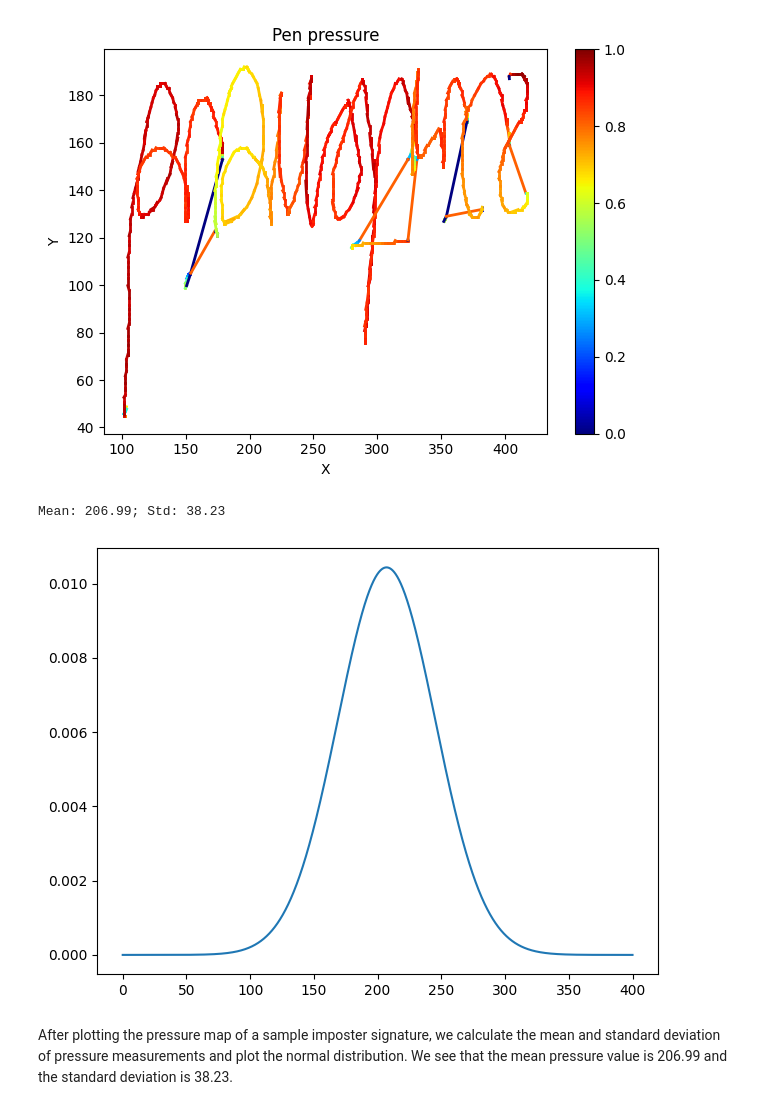
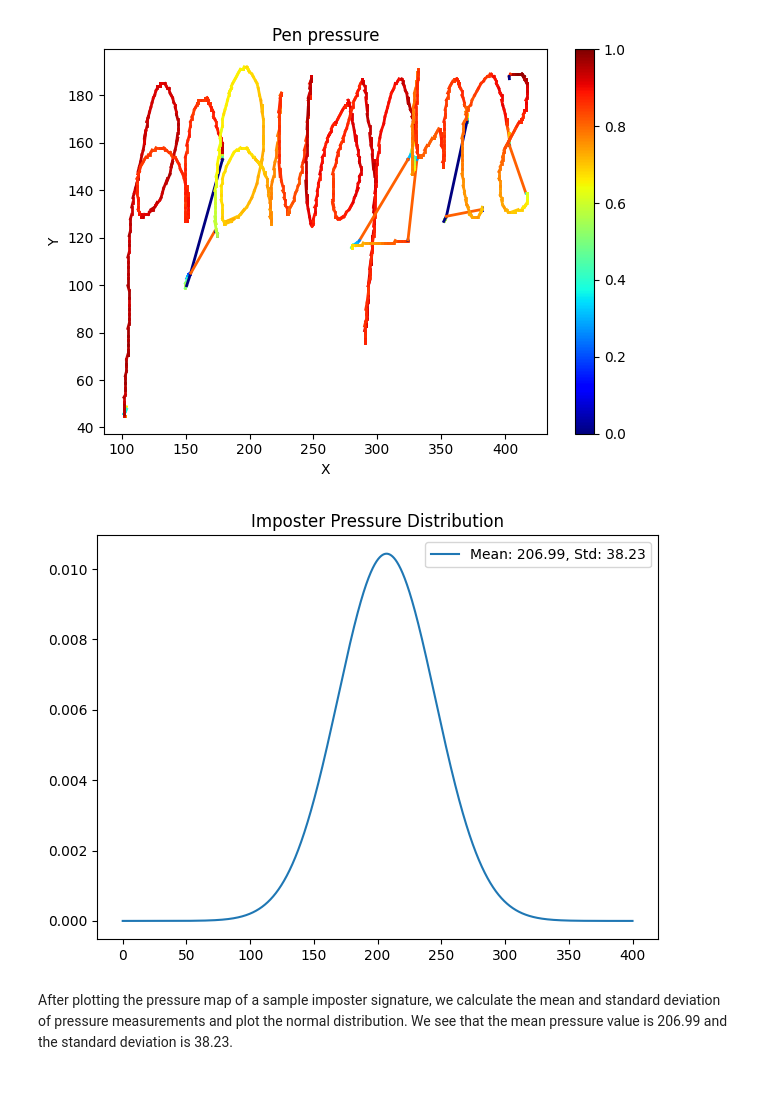
Before and after one commit to Abid-Al-Labib/ENCM-509, a Jupyter notebook: lab 2/Lab02.ipynb, the cells around one changed output. Drawn from its saved outputs; the diff is of its cells as text; code cells hidden in the pictures.

```diff
--- a/lab 2/Lab02.ipynb
+++ b/lab 2/Lab02.ipynb
@@ -98,15 +102,15 @@ plt.colorbar(sm)
 # %%
 mean = np.mean(prs1)
 std = np.std(prs1)
 
 arr = np.arange(0,400,0.01)
 
-print('Mean: %.2f; Std: %.2f' % (mean, std))
 plt.plot(arr, norm.pdf(arr,mean,std))
+plt.title("Imposter Pressure Distribution")
+plt.legend(['Mean: {mean:.2f}, Std: {std:.2f}'.format(mean=mean, std=std)])
 plt.show()
 # %% [output]
-Mean: 206.99; Std: 38.23
-[figure, old version]
+[figure, new version]
 # %% [markdown]
 After plotting the pressure map of a sample imposter signature, we calculate the mean and standard deviation of pressure measurements and plot the normal distribution. We see that the mean pressure value is 206.99 and the standard deviation is 38.23.
 # %% [markdown]
```
Also changed, not shown: parts of 13 cells of this notebook.
